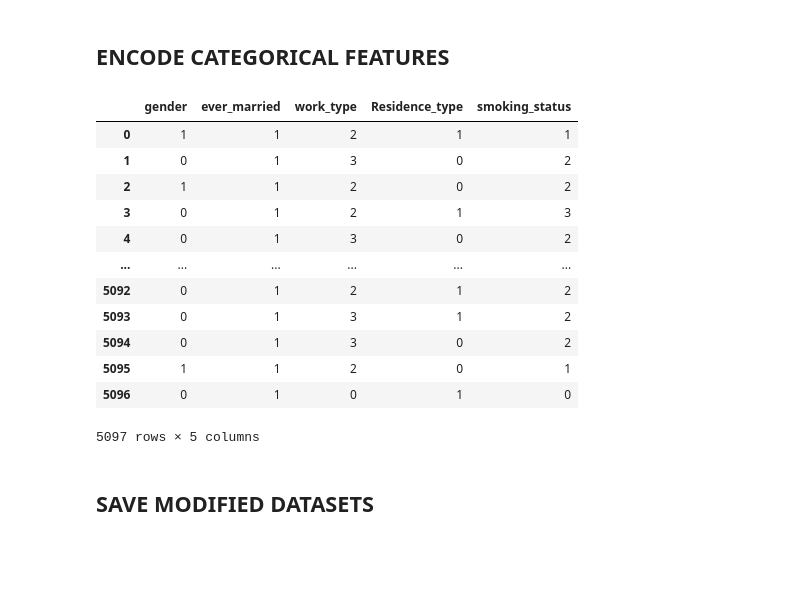
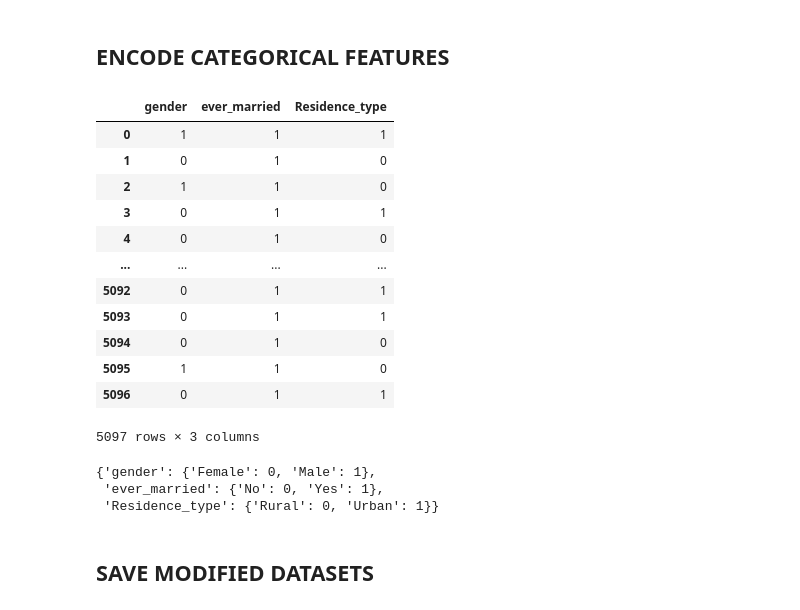
Before and after one commit to Silvano315/Stroke_Prediction, a Jupyter notebook: eda.ipynb, the cells around one changed output. Saved outputs shown, nothing was run; the diff lists cells and outputs as text; code cells hidden in the pictures; blank space fills up the shorter version.

```diff
--- a/eda.ipynb
+++ b/eda.ipynb
@@ -813,34 +813,57 @@ plt.show()
 ## ENCODE CATEGORICAL FEATURES
 # %%
 # Encode categorical features for future machine learning steps and prediction phase
+
+# Define the mapping
+# I set up the work_type from the lighter job to the hardest full-time one
+# I set up the smoking_status from no smoking status to the increasing options until smokes option
+work_type_mapping = {'Govt_job': 4, 'Never_worked': 1, 'Private': 3, 'Self-employed': 2, 'children': 0}
+smoking_status = {'Unknown': 1, 'formerly smoked': 2, 'never smoked': 0, 'smokes': 3}
+
+# Apply the mapping
+df['work_type'] = df['work_type'].map(work_type_mapping)
+df['smoking_status'] = df['smoking_status'].map(smoking_status)
+df_norm['work_type'] = df_norm['work_type'].map(work_type_mapping)
+df_norm['smoking_status'] = df_norm['smoking_status'].map(smoking_status)
 
 # Initialize LabelEncoder
 label_encoder = LabelEncoder()
 
 # Choose Categorical features
 categorical_columns = df.select_dtypes(include='object').columns
 
+# Dict to map the transformation
+le_name_mapping = {}
+
 # Encode categorical feature
 for column in categorical_columns:
+
     df[column] = label_encoder.fit_transform(df[column])
+    le_name_mapping[column] = dict(zip(label_encoder.classes_, label_encoder.transform(label_encoder.classes_)))
     df_norm[column] = label_encoder.fit_transform(df_norm[column])
 
 #df[categorical_columns]
 df_norm[categorical_columns]
 # %% [output]
-|  | gender | ever_married | work_type | Residence_type | smoking_status |
-| 0 | 1 | 1 | 2 | 1 | 1 |
-| 1 | 0 | 1 | 3 | 0 | 2 |
-| 2 | 1 | 1 | 2 | 0 | 2 |
-| 3 | 0 | 1 | 2 | 1 | 3 |
-| 4 | 0 | 1 | 3 | 0 | 2 |
-| ... | ... | ... | ... | ... | ... |
-| 5092 | 0 | 1 | 2 | 1 | 2 |
-| 5093 | 0 | 1 | 3 | 1 | 2 |
-| 5094 | 0 | 1 | 3 | 0 | 2 |
-| 5095 | 1 | 1 | 2 | 0 | 1 |
-| 5096 | 0 | 1 | 0 | 1 | 0 |
+|  | gender | ever_married | Residence_type |
+| 0 | 1 | 1 | 1 |
+| 1 | 0 | 1 | 0 |
+| 2 | 1 | 1 | 0 |
+| 3 | 0 | 1 | 1 |
+| 4 | 0 | 1 | 0 |
+| ... | ... | ... | ... |
+| 5092 | 0 | 1 | 1 |
+| 5093 | 0 | 1 | 1 |
+| 5094 | 0 | 1 | 0 |
+| 5095 | 1 | 1 | 0 |
+| 5096 | 0 | 1 | 1 |
-5097 rows × 5 columns
+5097 rows × 3 columns
+# %%
+le_name_mapping
+# %% [output]
+{'gender': {'Female': 0, 'Male': 1},
+ 'ever_married': {'No': 0, 'Yes': 1},
+ 'Residence_type': {'Rural': 0, 'Urban': 1}}
 # %% [markdown]
 ## SAVE MODIFIED DATASETS
 # %%
```
Also changed, not shown: parts of 2 cells of this notebook, 3 other files.
